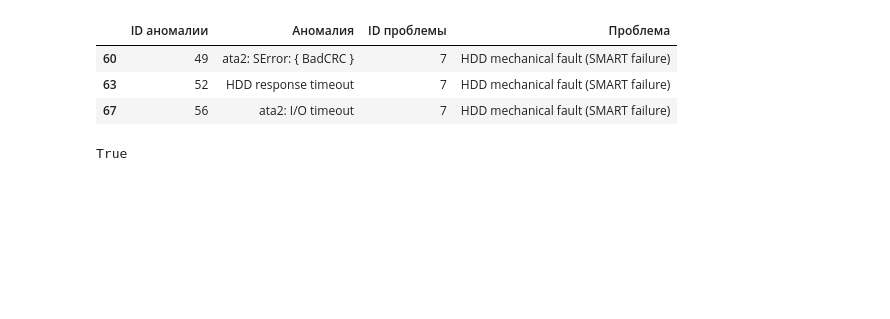
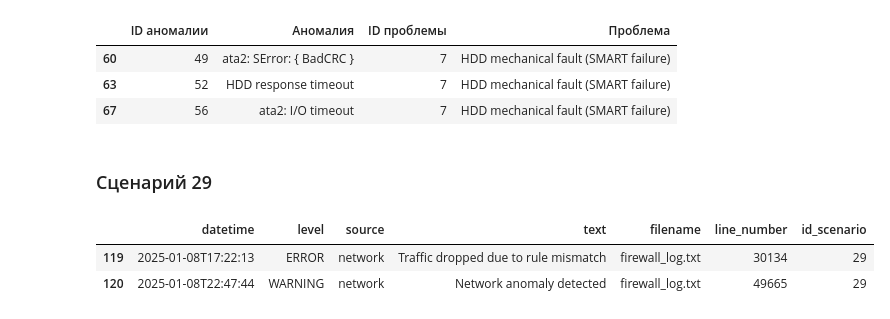
Before and after one commit to Rafaildavar/AtomicHack-Log-Monitor, a Jupyter notebook: log_analysis/data_analysis.ipynb, the cells around one changed output. Saved outputs shown, nothing was run; the diff lists cells and outputs as text; code cells hidden in the pictures; blank space fills up the shorter version.

```diff
--- a/log_analysis/data_analysis.ipynb
+++ b/log_analysis/data_analysis.ipynb
@@ -199,7 +199,11 @@ anomalies_problems[anomalies_problems['ID аномалии'].isin([49,52,56])]
 | 60 | 49 | ata2: SError: { BadCRC } | 7 | HDD mechanical fault (SMART failure) |
 | 63 | 52 | HDD response timeout | 7 | HDD mechanical fault (SMART failure) |
 | 67 | 56 | ata2: I/O timeout | 7 | HDD mechanical fault (SMART failure) |
-# %%
-'HDD mechanical fault (SMART failure)' == 'HDD mechanical fault (SMART failure)'
-# %% [output]
-True
+# %% [markdown]
+### Сценарий 29
+# %%
+all_tests[all_tests['id_scenario']==29].head()
+# %% [output]
+|  | datetime | level | source | text | filename | line_number | id_scenario |
+| 119 | 2025-01-08T17:22:13 | ERROR | network | Traffic dropped due to rule mismatch | firewall_log.txt | 30134 | 29 |
+| 120 | 2025-01-08T22:47:44 | WARNING | network | Network anomaly detected | firewall_log.txt | 49665 | 29 |
```
Also changed, not shown: parts of 8 cells of this notebook.
